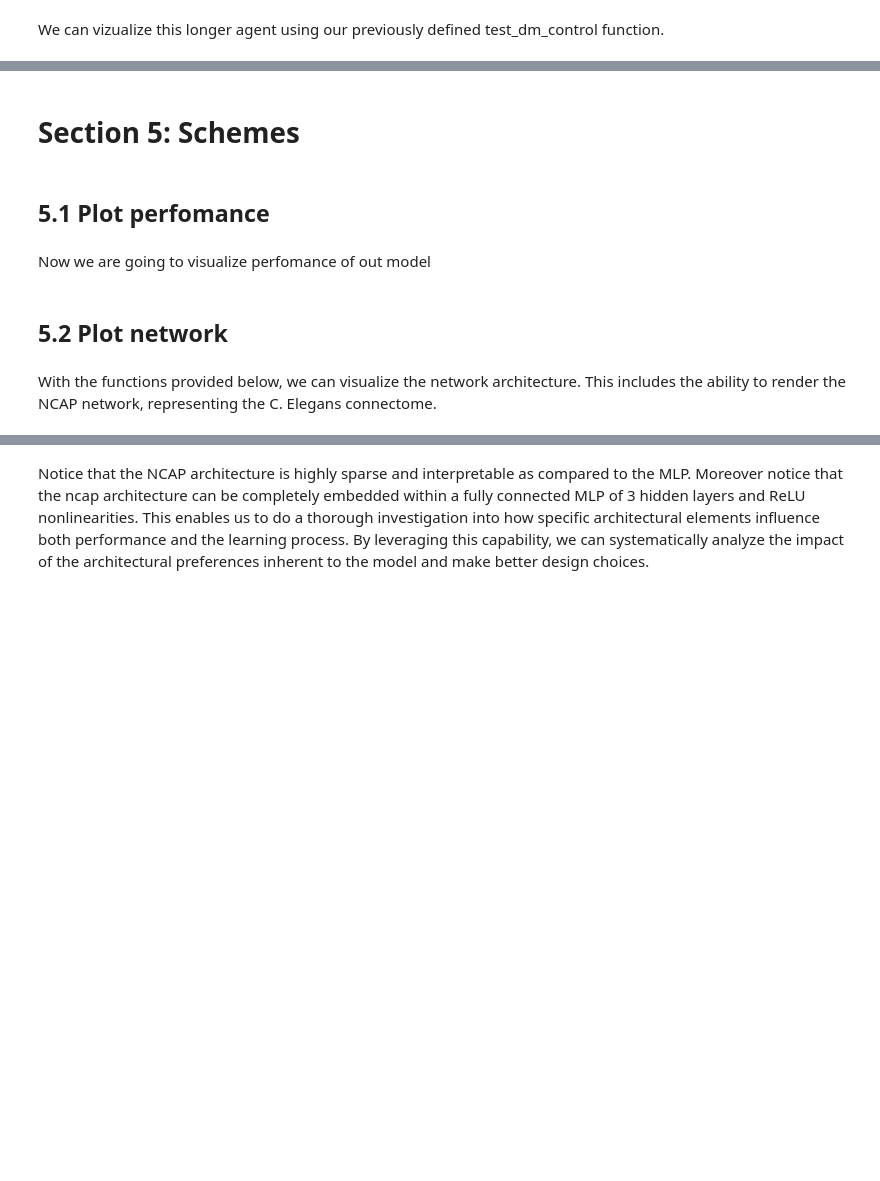
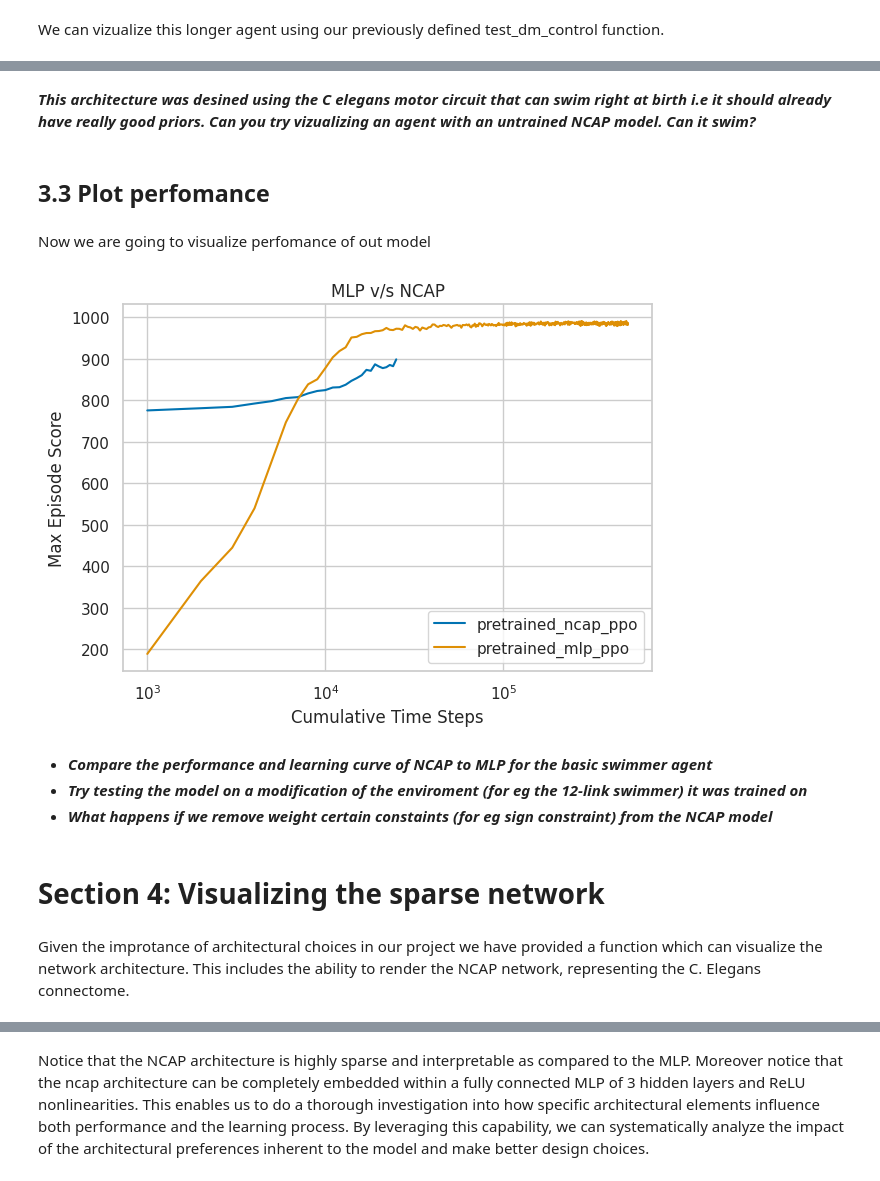
Before and after one commit to kseniashilova/NeuroAI_Course, a Jupyter notebook: projects/project-notebooks/NCAP_Neuromatch.ipynb, the cells around one changed output, grey strips where cells are left out. Saved outputs shown, nothing was run; the diff lists cells and outputs as text; code cells hidden in the pictures; blank space fills up the shorter version.

```diff
--- a/projects/project-notebooks/NCAP_Neuromatch.ipynb
+++ b/projects/project-notebooks/NCAP_Neuromatch.ipynb
@@ -1054,7 +1164,7 @@ play_model('data/local/experiments/tonic/swimmer-swim/ncap_ppo_6')
-# %% [markdown]
-# Section 5: Schemes
+# %% [markdown]
+***This architecture was desined using the C elegans motor circuit that can swim right at birth i.e it should already have really good priors. Can you try vizualizing an agent with an untrained NCAP model. Can it swim?***
 # %% [markdown]
-## 5.1 Plot perfomance
+## 3.3 Plot perfomance
 # %% [markdown]
 Now we are going to visualize perfomance of out model
 # %%
@@ -1092,7 +1209,19 @@ def plot_perfomance(path, ax=None, title='MLP(256,256)', legend='PPO'):
 # %%
 fig, ax = plt.subplots()
-plot_perfomance('data/local/experiments/tonic/swimmer-swim/mlp_256', ax=ax)
+
+#Replace the paths with the path to models you trained to plot their performance.
+paths = [
+    'data/local/experiments/tonic/swimmer-swim/pretrained_ncap_ppo',
+    'data/local/experiments/tonic/swimmer-swim/pretrained_mlp_ppo'
+]
+plot_performance(paths, ax=ax, title='MLP v/s NCAP')
 plt.tight_layout()
 plt.show()
+# %% [output]
+[figure, added]
-# %% [markdown]
-## 5.2 Plot network
+# %% [markdown]
+
+
+* ***Compare the performance and learning curve of NCAP to MLP for the basic swimmer agent***
+* ***Try testing the model on a modification of the enviroment (for eg the 12-link swimmer) it was trained on***
+* ***What happens if we remove weight certain constaints (for eg sign constraint) from the NCAP model***
@@ -1099,5 +1230,8 @@ plt.show()
+# %% [markdown]
+# Section 4: Visualizing the sparse network
 # %% [markdown]
-With the functions provided below, we can visualize the network architecture. This includes the ability to render the NCAP network, representing the C. Elegans connectome.
+
+Given the improtance of architectural choices in our project we have provided a function which can visualize the network architecture. This includes the ability to render the NCAP network, representing the C. Elegans connectome.
 # %%
 import networkx as nx
 import matplotlib.pyplot as plt
```
Also changed, not shown: parts of 63 cells of this notebook.
